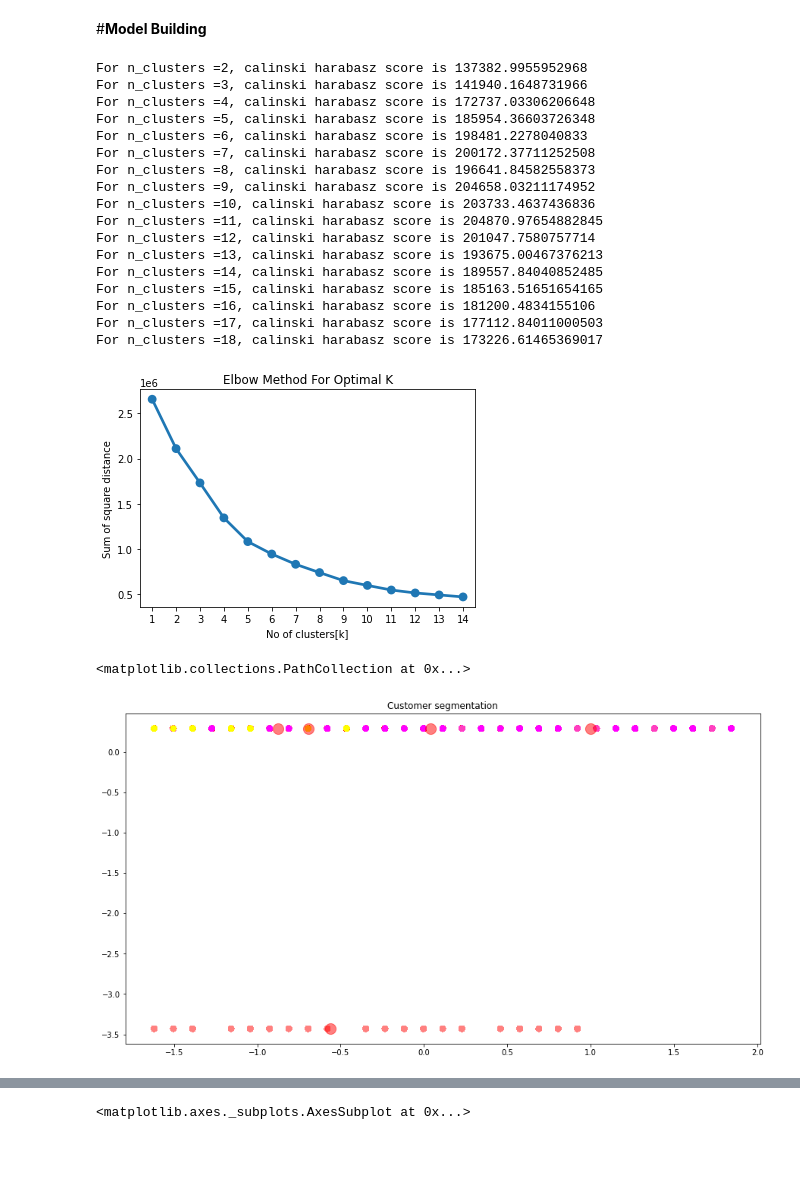
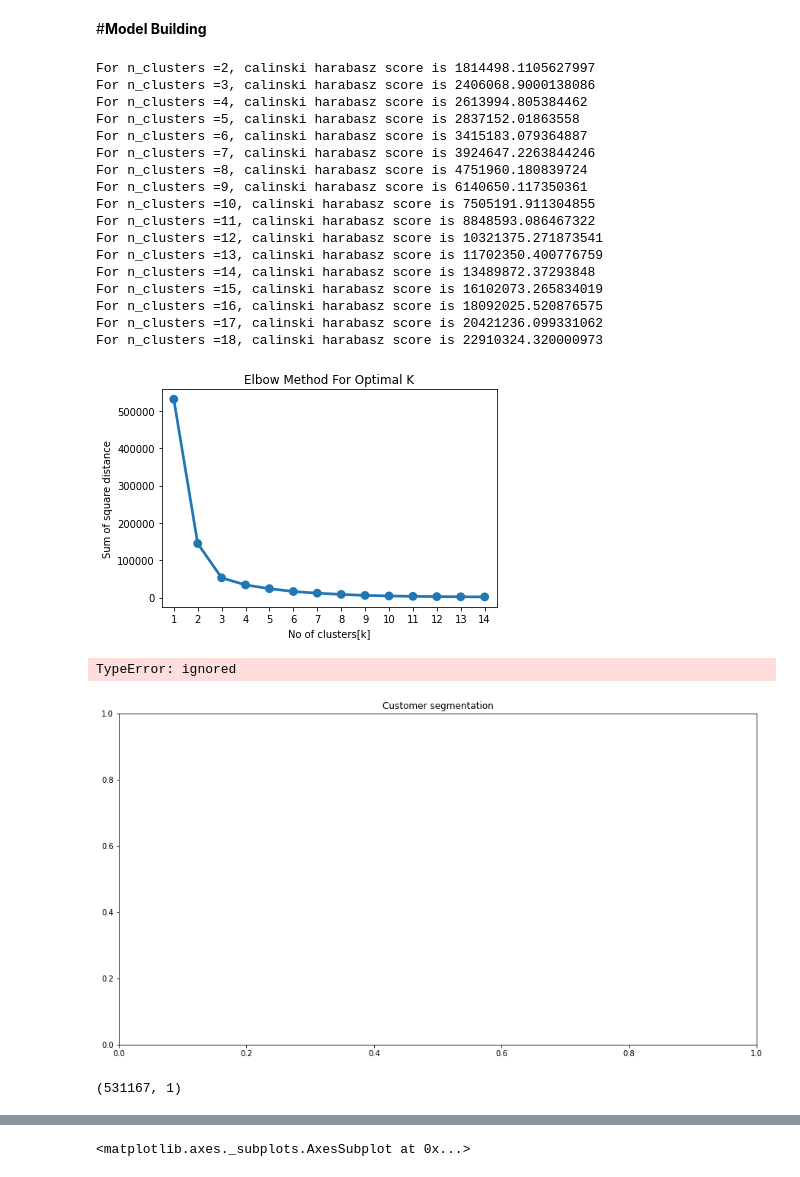
Before and after one commit to Mmbsaksd/Customer-segmentation, a Jupyter notebook: Customer_Segmentation.ipynb, the cells around one changed output, grey strips where cells are left out. Cells and saved outputs as stored; diff of their text form; code cells hidden in the pictures; blank space fills up the shorter version.

```diff
--- a/Customer_Segmentation.ipynb
+++ b/Customer_Segmentation.ipynb
@@ -417,7 +417,7 @@ from sklearn.metrics import calinski_harabasz_score, davies_bouldin_score, silho
 from sklearn.preprocessing import StandardScaler
 # %%
 #Preprocessing for k in kmeans
-x_features = df[['Day', 'Year', 'Hour','Minute', 'Total_Amount']]
+x_features = df[['Total_Amount']]
 scal_featues = StandardScaler()
 x = scal_featues.fit_transform(x_features)
 ran_n_cl = [2,3,4,5,6,7,8,9,10,11,12, 13, 14, 15,16,17,18]
@@ -429,23 +429,23 @@ for n_clusters in ran_n_cl:
   score = calinski_harabasz_score(x,pred)
   print("For n_clusters ={}, calinski harabasz score is {}".format(n_clusters,score))
 # %% [output]
-For n_clusters =2, calinski harabasz score is 137382.9955952968
-For n_clusters =3, calinski harabasz score is 141940.1648731966
-For n_clusters =4, calinski harabasz score is 172737.03306206648
-For n_clusters =5, calinski harabasz score is 185954.36603726348
-For n_clusters =6, calinski harabasz score is 198481.2278040833
-For n_clusters =7, calinski harabasz score is 200172.37711252508
-For n_clusters =8, calinski harabasz score is 196641.84582558373
-For n_clusters =9, calinski harabasz score is 204658.03211174952
-For n_clusters =10, calinski harabasz score is 203733.4637436836
-For n_clusters =11, calinski harabasz score is 204870.97654882845
-For n_clusters =12, calinski harabasz score is 201047.7580757714
-For n_clusters =13, calinski harabasz score is 193675.00467376213
-For n_clusters =14, calinski harabasz score is 189557.84040852485
-For n_clusters =15, calinski harabasz score is 185163.51651654165
-For n_clusters =16, calinski harabasz score is 181200.4834155106
-For n_clusters =17, calinski harabasz score is 177112.84011000503
-For n_clusters =18, calinski harabasz score is 173226.61465369017
+For n_clusters =2, calinski harabasz score is 1814498.1105627997
+For n_clusters =3, calinski harabasz score is 2406068.9000138086
+For n_clusters =4, calinski harabasz score is 2613994.805384462
+For n_clusters =5, calinski harabasz score is 2837152.01863558
+For n_clusters =6, calinski harabasz score is 3415183.079364887
+For n_clusters =7, calinski harabasz score is 3924647.2263844246
+For n_clusters =8, calinski harabasz score is 4751960.180839724
+For n_clusters =9, calinski harabasz score is 6140650.117350361
+For n_clusters =10, calinski harabasz score is 7505191.911304855
+For n_clusters =11, calinski harabasz score is 8848593.086467322
+For n_clusters =12, calinski harabasz score is 10321375.271873541
+For n_clusters =13, calinski harabasz score is 11702350.400776759
+For n_clusters =14, calinski harabasz score is 13489872.37293848
+For n_clusters =15, calinski harabasz score is 16102073.265834019
+For n_clusters =16, calinski harabasz score is 18092025.520876575
+For n_clusters =17, calinski harabasz score is 20421236.099331062
+For n_clusters =18, calinski harabasz score is 22910324.320000973
 # %%
 #Plotting Elbow chart
 sum_sq_dt = {}
@@ -460,22 +460,26 @@ plt.xlabel('No of clusters[k]')
 plt.ylabel("Sum of square distance")
 plt.show()
 # %% [output]
-[figure, old version]
+[figure, new version]
 # %%
 #Implimenting kmean with optimized k value
-kmeans = KMeans(n_clusters=5, init='k-means++',max_iter=1000)
+kmeans = KMeans(n_clusters=3, init='k-means++',max_iter=1000)
 y_kmeans = kmeans.fit_predict(x)
 
 #Plotting revised k value model
 plt.figure(figsize=(15,8))
 plt.title('Customer segmentation')
 plt.scatter(x[:,0], x[:,1], c=y_kmeans, s=50, cmap='spring')
 
 centers = kmeans.cluster_centers_
 plt.scatter(centers[:,0], centers[:,1], c='red', s=200, alpha=0.5)
 # %% [output]
-<matplotlib.collections.PathCollection at 0x...>
+TypeError: ignored
-[figure, old version]
+[figure, new version]
+# %%
+x.shape
+# %% [output]
+(531167, 1)
 # %%
 df['Customer Cluster'] = kmeans.labels_
 df.head()
```
